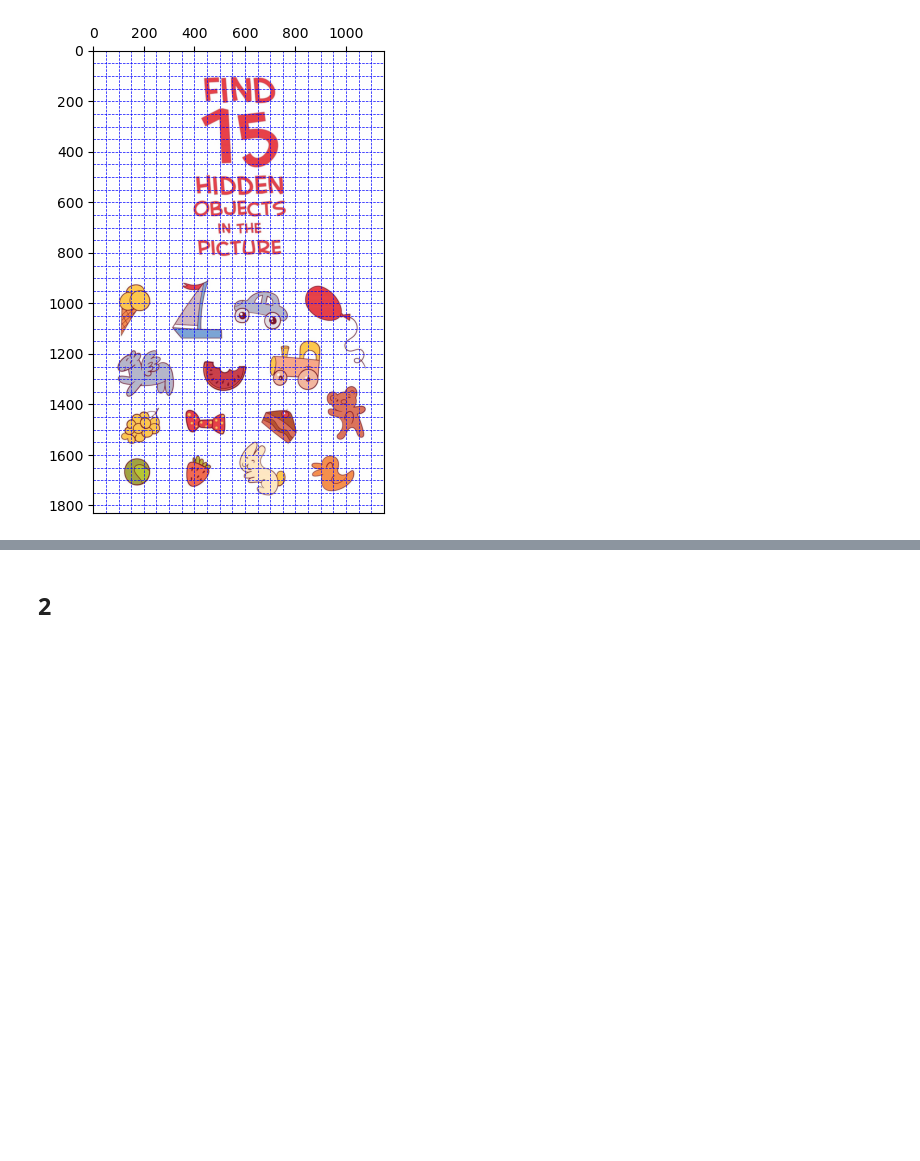
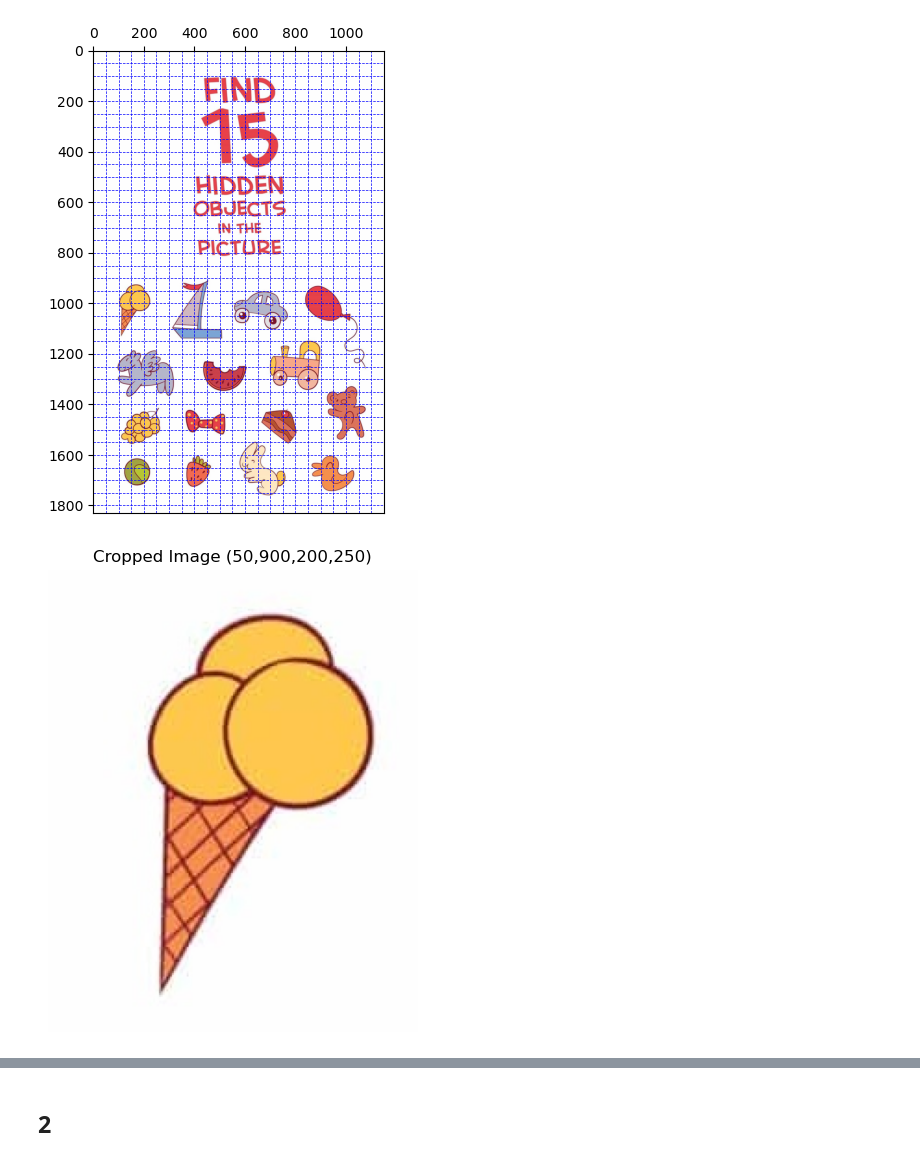
Before and after one commit to duongllhtuet/Mid_Term, a Jupyter notebook: processing.ipynb, the cells around one changed output, grey strips where cells are left out. Cells and saved outputs as stored; diff of their text form; code cells hidden in the pictures; blank space fills up the shorter version.

```diff
--- a/processing.ipynb
+++ b/processing.ipynb
@@ -130,7 +130,9 @@ show_image_with_grid("crop_image/candidate_image.jpg", grid_size=50)
 # %% [output]
 [figure]
 # %%
-crop_image("crop_image/candidate_image.jpg", 50, 900, 200, 250, save_path="crop_image/candidate_image/object_image_1.jpg", show_image=False)
+crop_image("crop_image/candidate_image.jpg", 50, 900, 200, 250, save_path="crop_image/candidate_image/object_image_1.jpg", show_image=True)
+# %% [output]
+[figure, added]
 # %%
 crop_image("crop_image/candidate_image.jpg", 300, 900, 250, 250, save_path="crop_image/candidate_image/object_image_2.jpg", show_image=False)
 # %%
```
Also changed, not shown: parts of 4 cells of this notebook.
